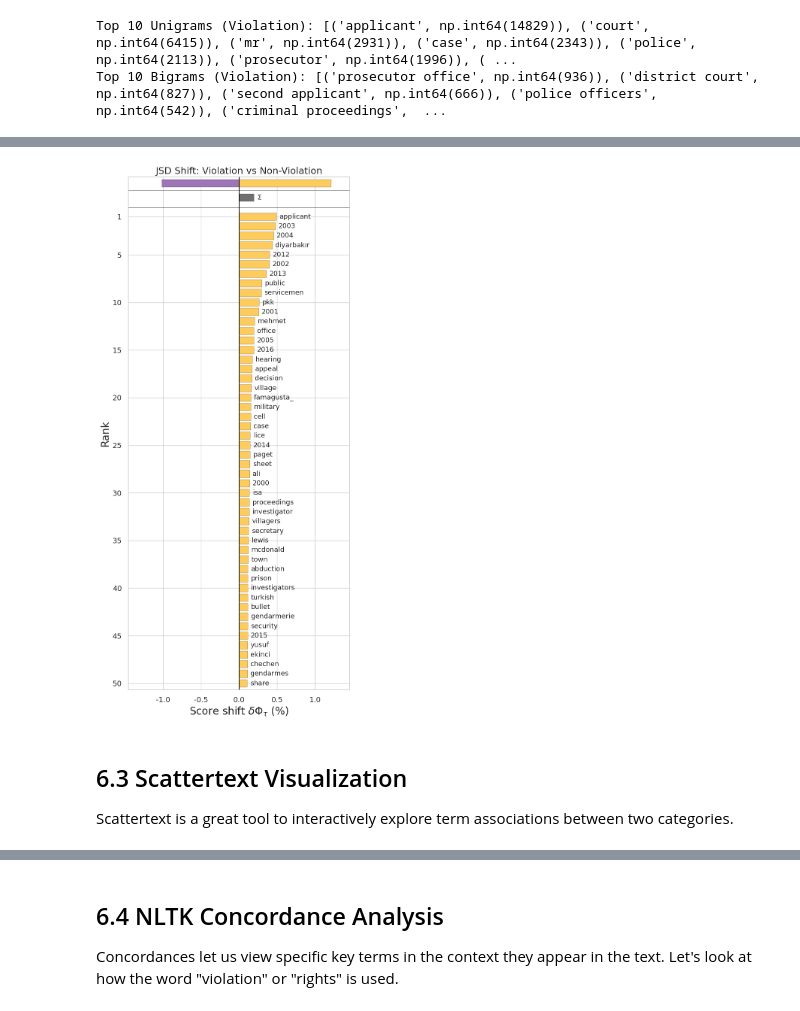
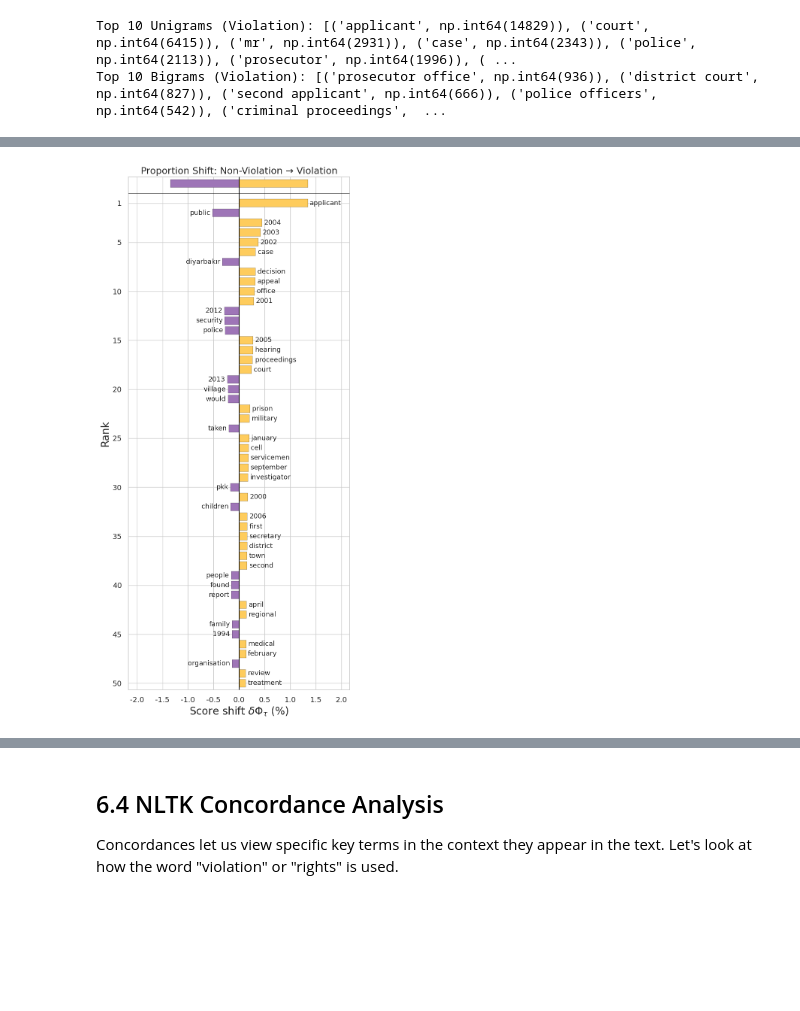
Before and after one commit to seaskyjj/echr, a Jupyter notebook: EDA.ipynb, the cells around one changed output, grey strips where cells are left out. Drawn from its saved outputs; the diff is of its cells as text; code cells hidden in the pictures; blank space fills up the shorter version.

```diff
--- a/EDA.ipynb
+++ b/EDA.ipynb
@@ -483,29 +582,24 @@ To visualize words that most distinguish the two classes, we use the `shifterato
 # %%
 # Clean and count for Shifterator
+from nltk.corpus import stopwords as nltk_stopwords
+
 def get_counts(texts):
     # Simple tokenization for shifterator
     all_text = ' '.join(texts).lower()
-    # keeping only words
     words = re.findall(r'\w+', all_text)
-    # remove very common stopwords manually for a cleaner shift
-    stopwords = set(nltk.corpus.stopwords.words('english')) if 'stopwords' in dir(nltk.corpus) else set(['the', 'a', 'of', 'and', 'to', 'in', 'that', 'was', 'for', 'on', 'is', 'as', 'by', 'it', 'with'])
-    words = [w for w in words if w not in stopwords and len(w)>2]
+    stop = set(nltk_stopwords.words('english'))
+    words = [w for w in words if w not in stop and len(w) > 2]
     return dict(Counter(words))
 
 count_v = get_counts(violation_texts)
 count_nv = get_counts(non_violation_texts)
 
-# Produce JSD shift
-jsd_shift = sh.JSDivergenceShift(type2freq_1=count_nv,
-                                 type2freq_2=count_v,
-                                 weight_1=0.5,
-                                 weight_2=0.5,
-                                 reference_value='average')
-
-jsd_shift.get_shift_graph(system_names=['Non-Violation', 'Violation'], title='JSD Shift: Violation vs Non-Violation', cumulative_inset=False, text_size_inset=False)
+# Use Proportion Shift for clear left/right directionality
+# Left bars = words more frequent in Non-Violation, Right bars = more frequent in Violation
+prop_shift = sh.ProportionShift(type2freq_1=count_nv, type2freq_2=count_v)
+prop_shift.get_shift_graph(system_names=['Non-Violation', 'Violation'],
+                           title='Proportion Shift: Non-Violation → Violation',
+                           cumulative_inset=False, text_size_inset=False)
 plt.show()
 # %% [output]
-[figure, old version]
+[figure, new version]
-# %% [markdown]
-## 6.3 Scattertext Visualization
-Scattertext is a great tool to interactively explore term associations between two categories.
```
Also changed, not shown: parts of 15 cells of this notebook, 1 other file.
